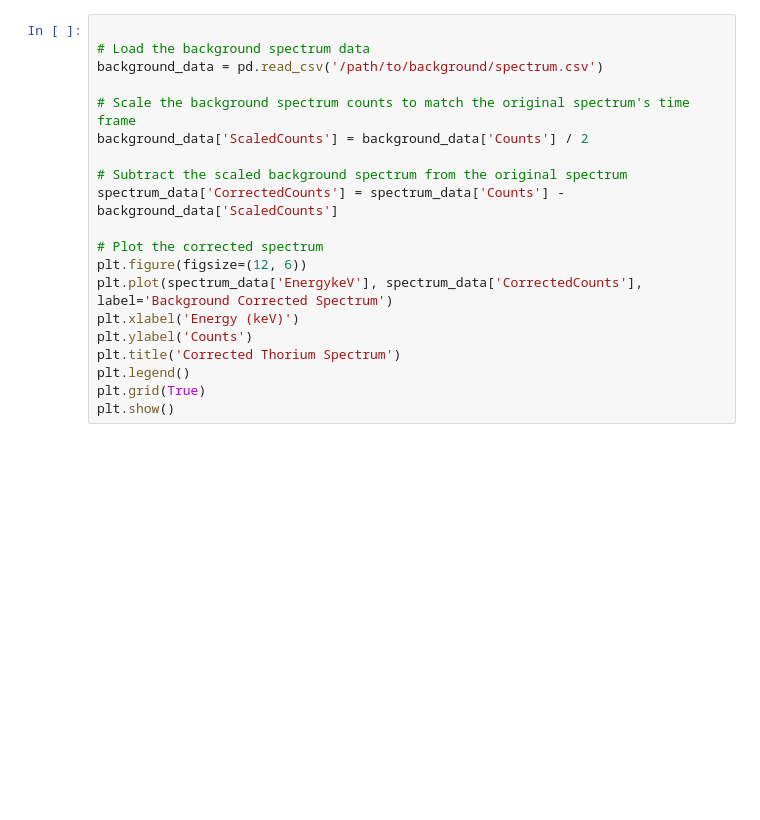
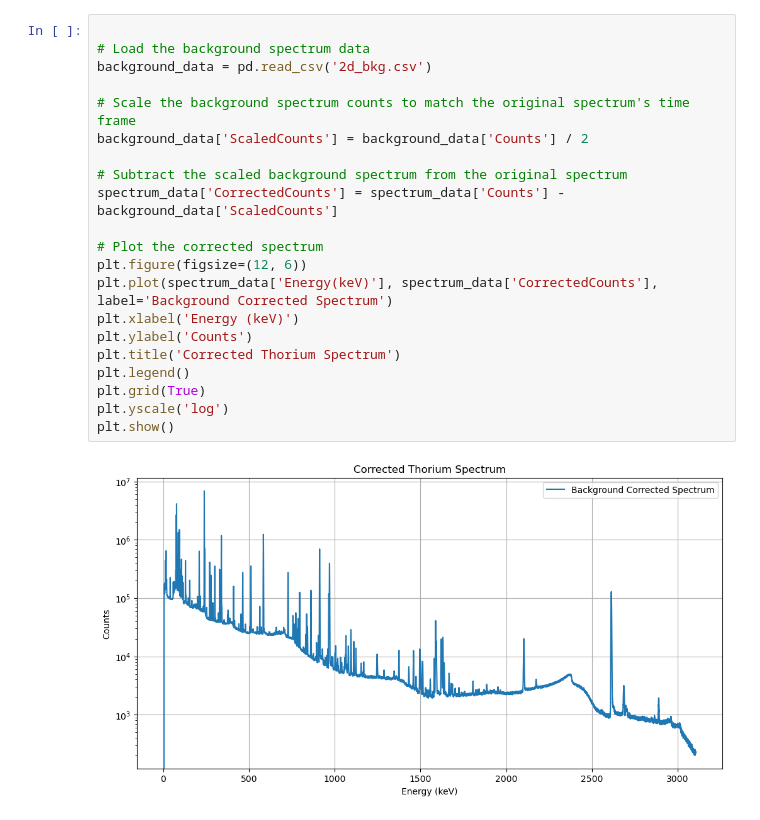
Before and after one commit to nyuad-astroparticle/tes-geant, a Jupyter notebook: ThSpectrum/spectrum_analysis.ipynb, the cells around one changed output. Drawn from its saved outputs; the diff is of its cells as text; blank space fills up the shorter version.

```diff
--- a/ThSpectrum/spectrum_analysis.ipynb
+++ b/ThSpectrum/spectrum_analysis.ipynb
@@ -18,23 +20,26 @@ plt.show()
 # %%
 
 # Load the background spectrum data
-background_data = pd.read_csv('/path/to/background/spectrum.csv')
+background_data = pd.read_csv('2d_bkg.csv')
 
 # Scale the background spectrum counts to match the original spectrum's time frame
 background_data['ScaledCounts'] = background_data['Counts'] / 2
 
 # Subtract the scaled background spectrum from the original spectrum
 spectrum_data['CorrectedCounts'] = spectrum_data['Counts'] - background_data['ScaledCounts']
 
 # Plot the corrected spectrum
 plt.figure(figsize=(12, 6))
-plt.plot(spectrum_data['EnergykeV'], spectrum_data['CorrectedCounts'], label='Background Corrected Spectrum')
+plt.plot(spectrum_data['Energy(keV)'], spectrum_data['CorrectedCounts'], label='Background Corrected Spectrum')
 plt.xlabel('Energy (keV)')
 plt.ylabel('Counts')
 plt.title('Corrected Thorium Spectrum')
 plt.legend()
 plt.grid(True)
+plt.yscale('log')
 plt.show()
+# %% [output]
+[figure, added]
 # %%
 
 import numpy as np
```
Also changed, not shown: parts of 10 cells of this notebook, 12 other files.
